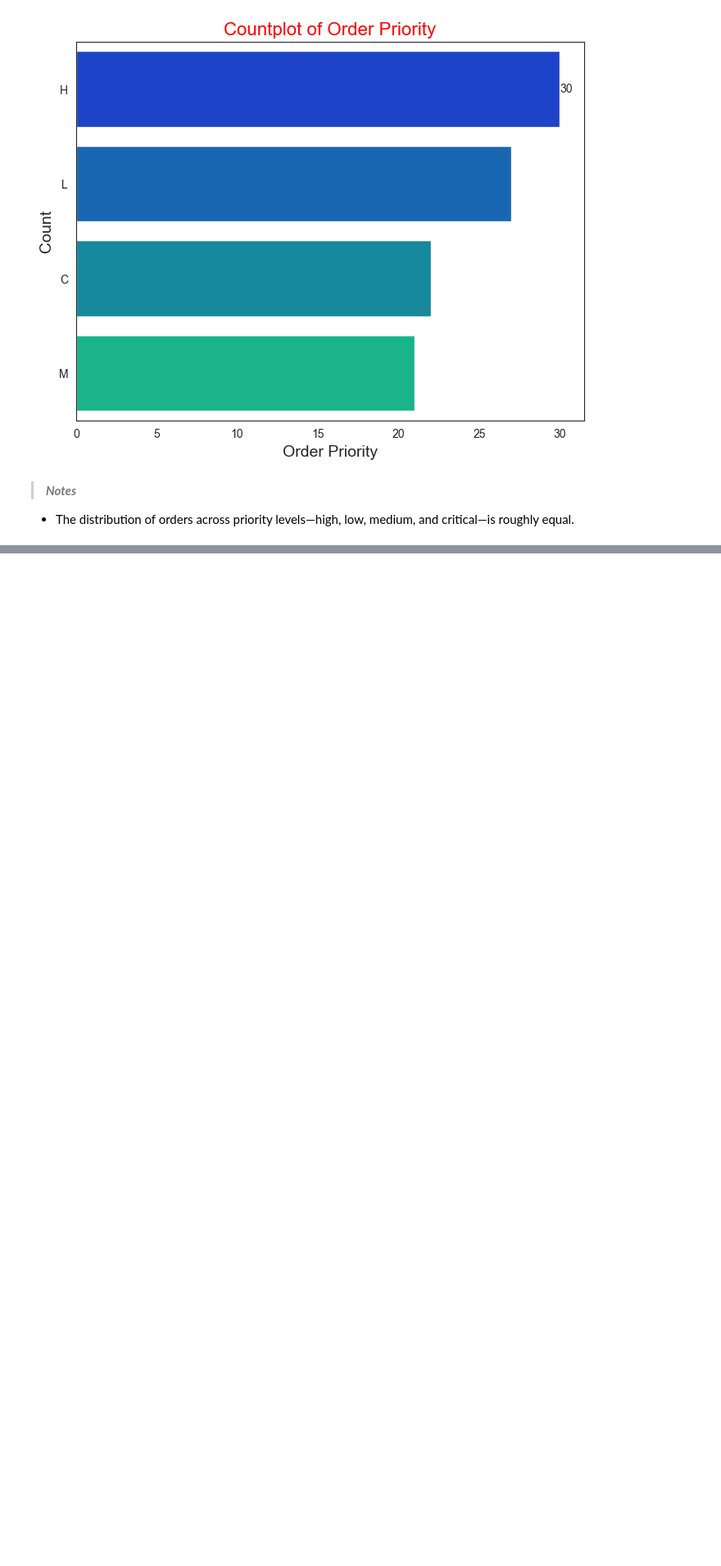
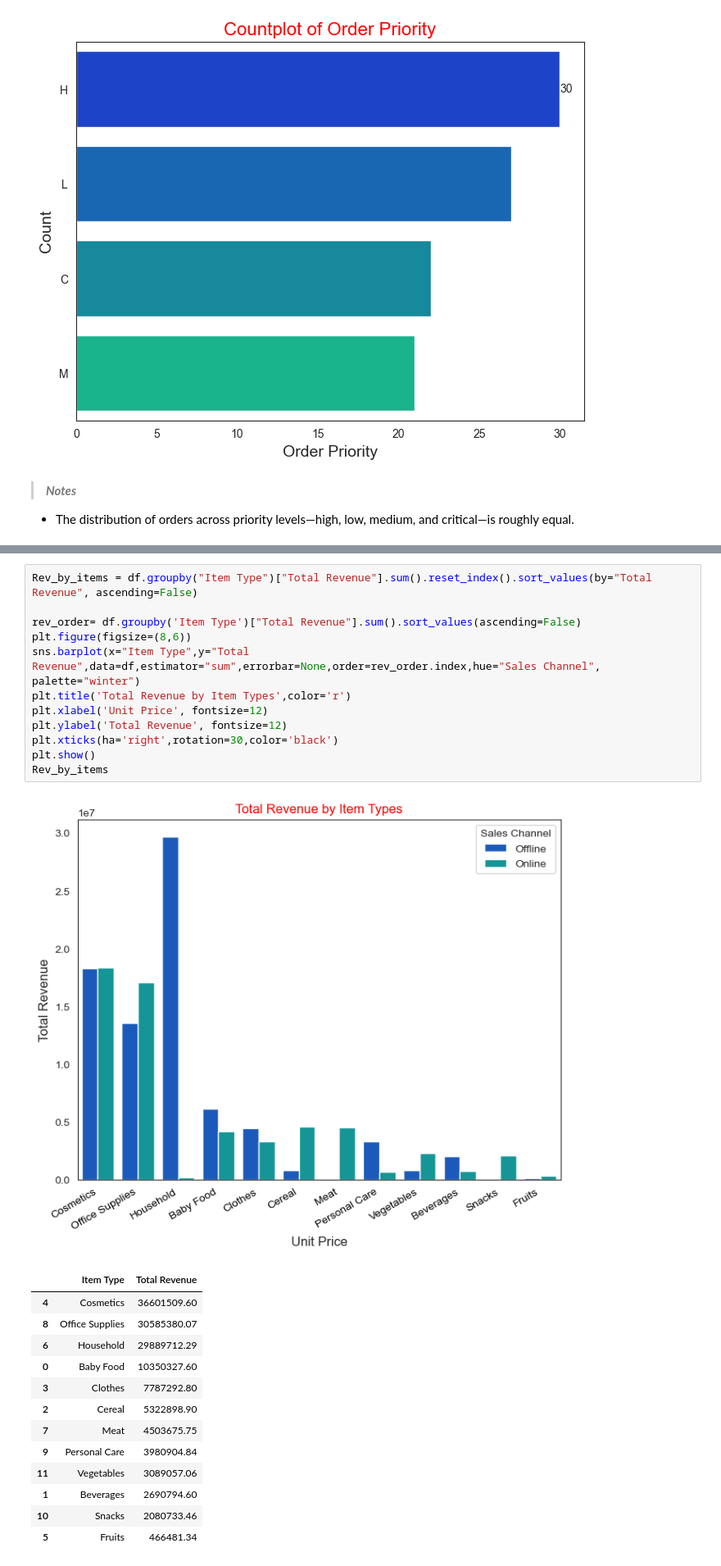
Before and after one commit to Fransis-DS24/Amazon-Sales-Analysis, a Jupyter notebook: Project_Amazon_Sales_up.ipynb, the cells around one changed output, grey strips where cells are left out. Shown at 82% size. Cells and saved outputs as stored; diff of their text form; blank space fills up the shorter version.

```diff
--- a/Project_Amazon_Sales_up.ipynb
+++ b/Project_Amazon_Sales_up.ipynb
@@ -239,0 +288,27 @@ Countplot('Order Priority',df,8,6)
+# %%
+Rev_by_items = df.groupby("Item Type")["Total Revenue"].sum().reset_index().sort_values(by="Total Revenue", ascending=False)
+
+rev_order= df.groupby('Item Type')["Total Revenue"].sum().sort_values(ascending=False)
+plt.figure(figsize=(8,6))
+sns.barplot(x="Item Type",y="Total Revenue",data=df,estimator="sum",errorbar=None,order=rev_order.index,hue="Sales Channel", palette="winter")
+plt.title('Total Revenue by Item Types',color='r')
+plt.xlabel('Unit Price', fontsize=12)
+plt.ylabel('Total Revenue', fontsize=12)
+plt.xticks(ha='right',rotation=30,color='black')
+plt.show()
+Rev_by_items
+# %% [output]
+[figure, added]
+|  | Item Type | Total Revenue |
+| 4 | Cosmetics | 36601509.60 |
+| 8 | Office Supplies | 30585380.07 |
+| 6 | Household | 29889712.29 |
+| 0 | Baby Food | 10350327.60 |
+| 3 | Clothes | 7787292.80 |
+| 2 | Cereal | 5322898.90 |
+| 7 | Meat | 4503675.75 |
+| 9 | Personal Care | 3980904.84 |
+| 11 | Vegetables | 3089057.06 |
+| 1 | Beverages | 2690794.60 |
+| 10 | Snacks | 2080733.46 |
+| 5 | Fruits | 466481.34 |
```
Also changed, not shown: parts of 25 cells of this notebook.
